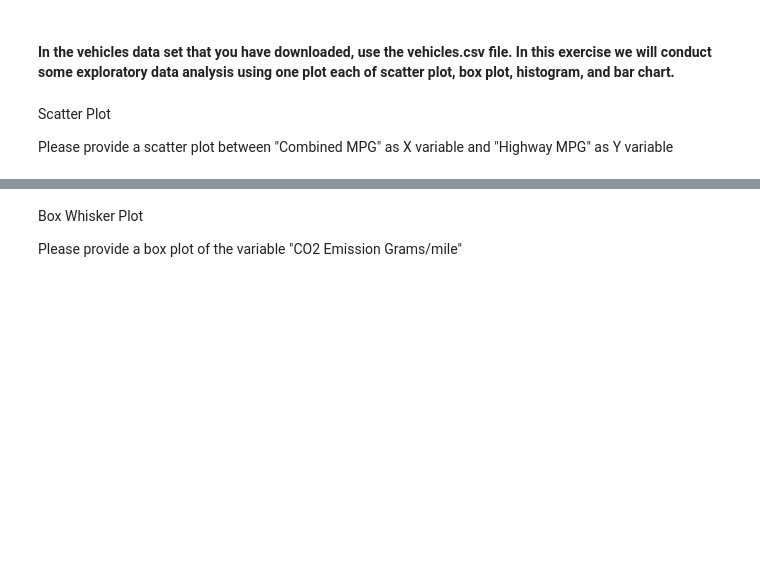
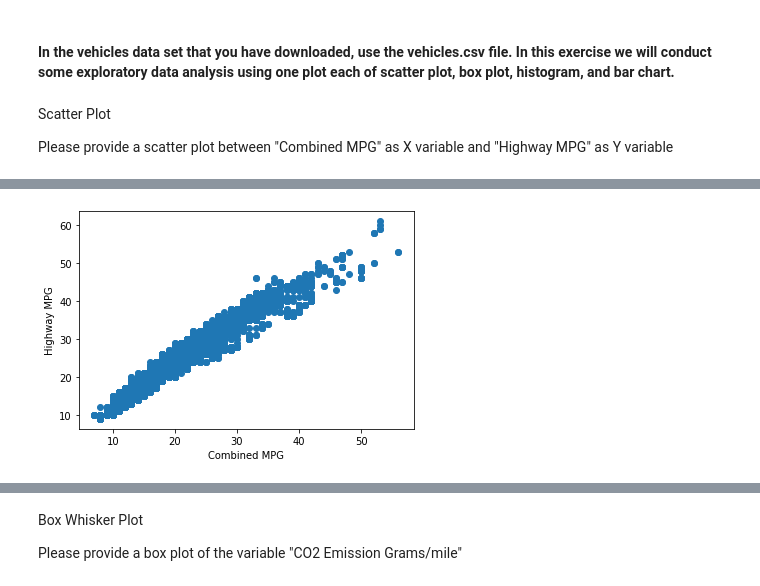
Before and after one commit to Albrodmar/dataptmad1019, a Jupyter notebook: module-2/lab-matplotlib-seaborn/your-code/challenge-1.ipynb, the cells around one changed output, grey strips where cells are left out. Cells and saved outputs as stored; diff of their text form; code cells hidden in the pictures; blank space fills up the shorter version.

```diff
--- a/module-2/lab-matplotlib-seaborn/your-code/challenge-1.ipynb
+++ b/module-2/lab-matplotlib-seaborn/your-code/challenge-1.ipynb
@@ -105,0 +96,14 @@ cars = pd.read_csv('vehicles.csv')
+# %%
+# your code here
+cars = pd.read_csv('vehicles.csv')
+x = cars['Combined MPG']
+y = cars['Highway MPG']
+
+fig, ax = plt.subplots()
+ax.scatter(x,y)
+ax.set_xlabel('Combined MPG')
+ax.set_ylabel('Highway MPG')
+x = cars['Combined MPG']
+y = cars['Highway MPG']plt.show()
+# %% [output]
+[figure, added]
```
Also changed, not shown: parts of 9 cells of this notebook.
